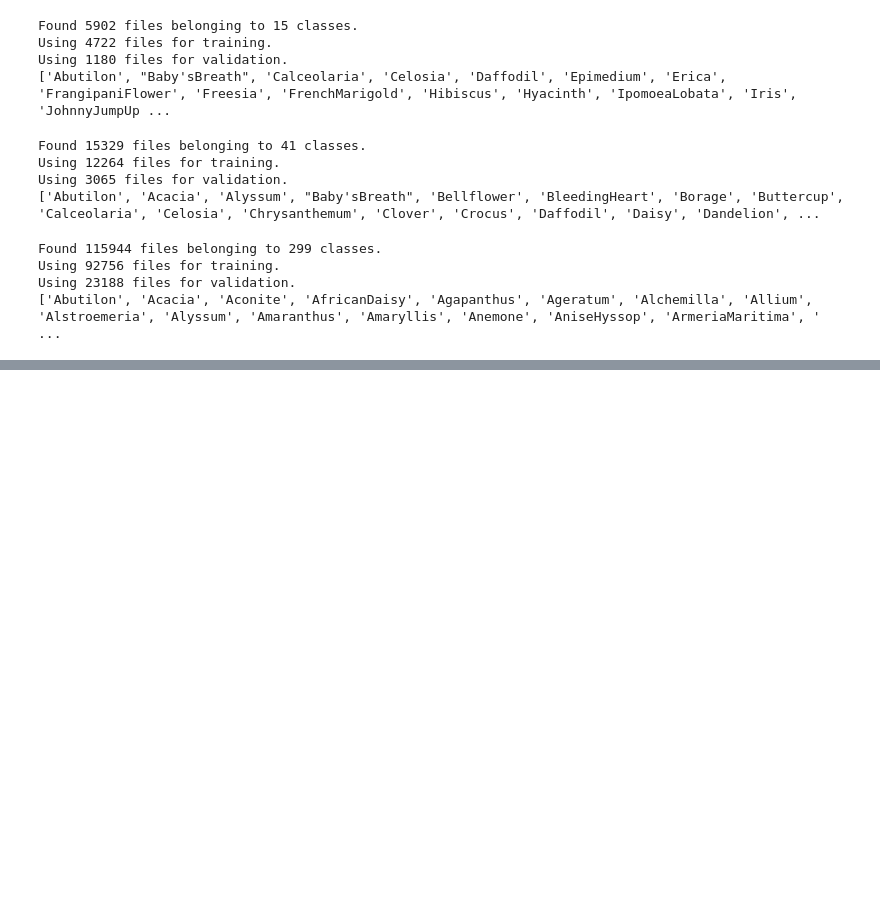
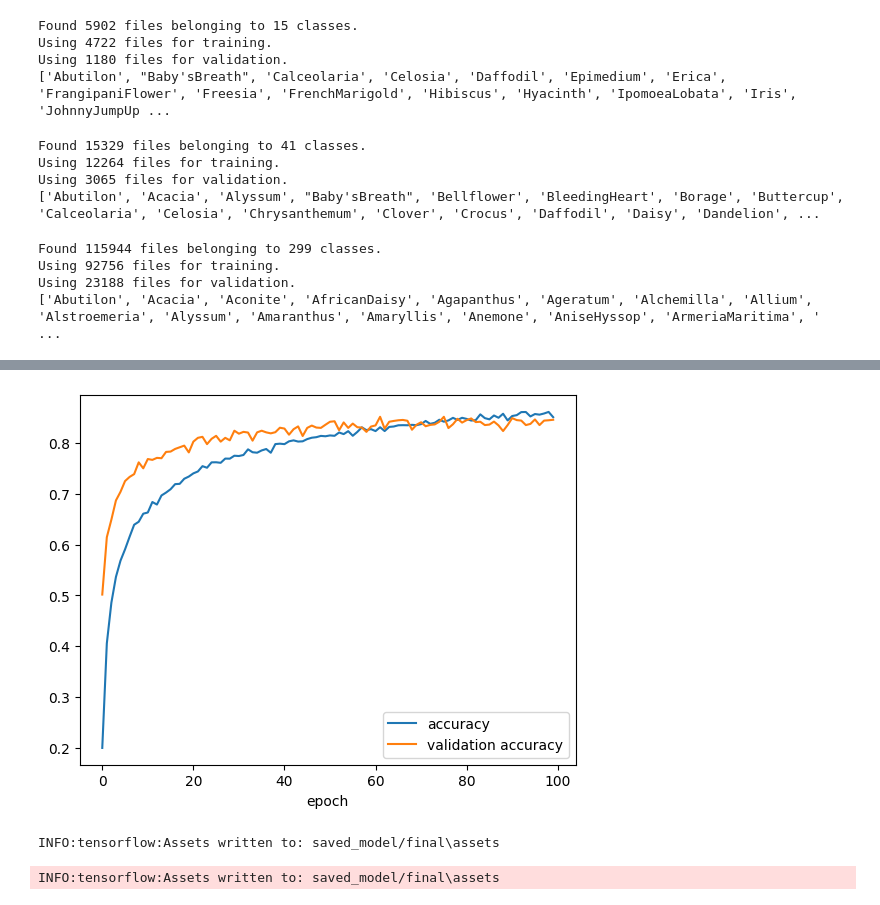
Before and after one commit to peter-welander/UCSD-ML-Capstone, a Jupyter notebook: Step9-Scale-Up.ipynb, the cells around one changed output, grey strips where cells are left out. Drawn from its saved outputs; the diff is of its cells as text; code cells hidden in the pictures; blank space fills up the shorter version.

```diff
--- a/Step9-Scale-Up.ipynb
+++ b/Step9-Scale-Up.ipynb
@@ -197,0 +263,11 @@ Making out model wider did improve it, but we only got an F1 score of 0.91. Not
+# %%
+session_num = 0
+# %%
+for num_units in HP_NUM_UNITS.domain.values:
+    for dropout_rate in np.linspace(HP_DROPOUT.domain.min_value, HP_DROPOUT.domain.max_value, num=5):
+        hparams = {HP_NUM_UNITS: num_units, HP_DROPOUT: dropout_rate}
+        run_name = "run-flowers41-%d" % session_num
+        print('--- Starting trial: %s' % run_name)
+        print({h.name: hparams[h] for h in hparams})
+        run(DIR + '/' + run_name, hparams, train41_ds, val41_ds)
+        session_num += 1
@@ -197,0 +296,17 @@ Making out model wider did improve it, but we only got an F1 score of 0.91. Not
+# %%
+model_exp = tf.keras.Sequential([
+    layers.Rescaling(1./255),
+    base_model,
+    layers.Dense(128, activation='relu'),
+    layers.Dropout(0.4),
+    layers.Dense(64, activation='relu'),
+    layers.Dropout(0.2),
+    layers.Dense(41),
+])
+model_exp.compile(
+    optimizer='adam',
+    loss=tf.keras.losses.SparseCategoricalCrossentropy(from_logits=True),
+    metrics=['accuracy'],
+)
+# %%
+history = model_exp.fit(train41_ds, validation_data=val41_ds, epochs=4*epochs, verbose=1)
@@ -197,0 +331,13 @@ Making out model wider did improve it, but we only got an F1 score of 0.91. Not
+# %%
+plt.plot(history.history['accuracy'], label = 'accuracy')
+plt.plot(history.history['val_accuracy'], label = 'validation accuracy')
+plt.legend()
+plt.xlabel('epoch')
+plt.show()
+# %% [output]
+[figure, added]
+# %%
+model_exp.save('saved_model/final')
+# %% [output]
+INFO:tensorflow:Assets written to: saved_model/final\assets
+INFO:tensorflow:Assets written to: saved_model/final\assets
```
Also changed, not shown: parts of 24 cells of this notebook, 5 other files.
